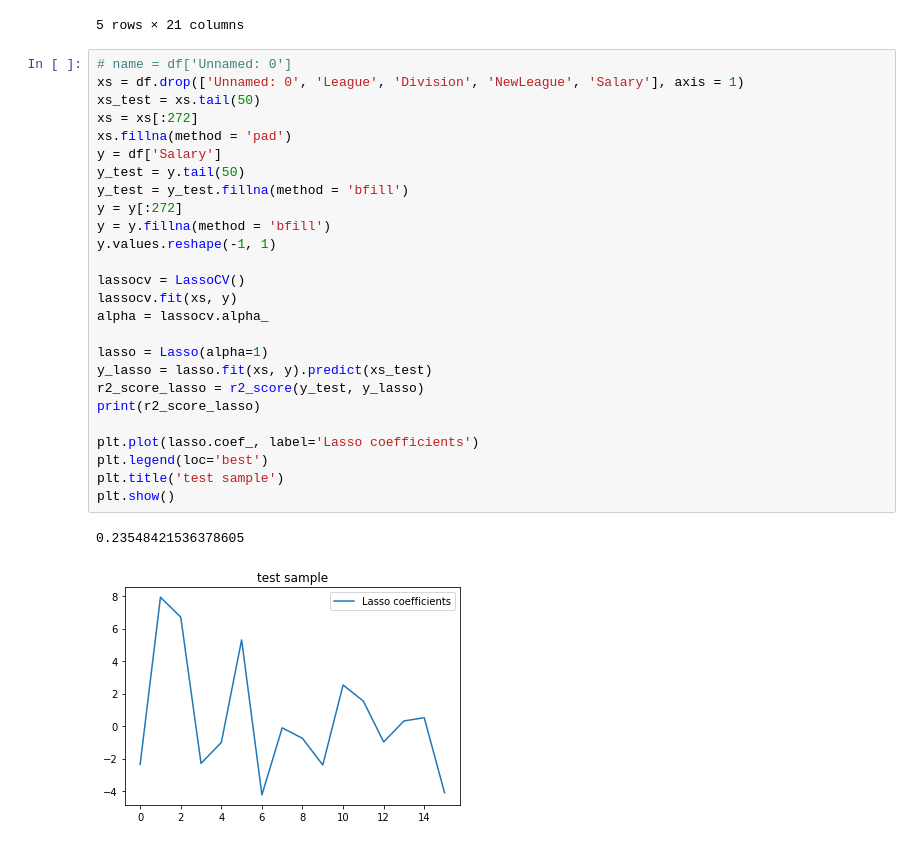
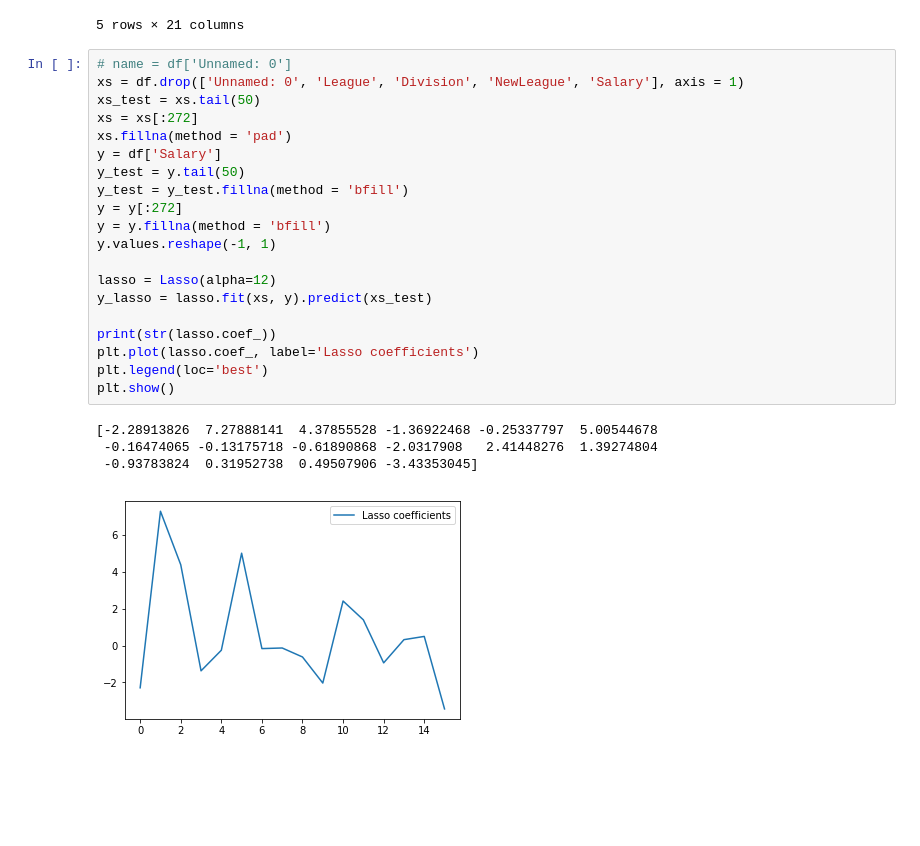
Before and after one commit to dingzy1995/ANLY590_HW1, a Jupyter notebook: HW1/HW1.ipynb, the cells around one changed output. Cells and saved outputs as stored; diff of their text form; blank space fills up the shorter version.

```diff
--- a/HW1/HW1.ipynb
+++ b/HW1/HW1.ipynb
@@ -19,29 +20,25 @@ df.head()
 # %%
 # name = df['Unnamed: 0']
 xs = df.drop(['Unnamed: 0', 'League', 'Division', 'NewLeague', 'Salary'], axis = 1)
 xs_test = xs.tail(50)
 xs = xs[:272]
 xs.fillna(method = 'pad')
 y = df['Salary']
 y_test = y.tail(50)
 y_test = y_test.fillna(method = 'bfill')
 y = y[:272]
 y = y.fillna(method = 'bfill')
 y.values.reshape(-1, 1)
 
-lassocv = LassoCV()
-lassocv.fit(xs, y)
-alpha = lassocv.alpha_
+lasso = Lasso(alpha=12)
+y_lasso = lasso.fit(xs, y).predict(xs_test)
 
-lasso = Lasso(alpha=1)
-y_lasso = lasso.fit(xs, y).predict(xs_test)
-r2_score_lasso = r2_score(y_test, y_lasso)
-print(r2_score_lasso)
-
+print(str(lasso.coef_))
 plt.plot(lasso.coef_, label='Lasso coefficients')
 plt.legend(loc='best')
-plt.title('test sample')
 plt.show()
 # %% [output]
-0.23548421536378605
+[-2.28913826  7.27888141  4.37855528 -1.36922468 -0.25337797  5.00544678
+ -0.16474065 -0.13175718 -0.61890868 -2.0317908   2.41448276  1.39274804
+ -0.93783824  0.31952738  0.49507906 -3.43353045]
-[figure, old version]
+[figure, new version]
```
Also changed, not shown: parts of 8 cells of this notebook.
